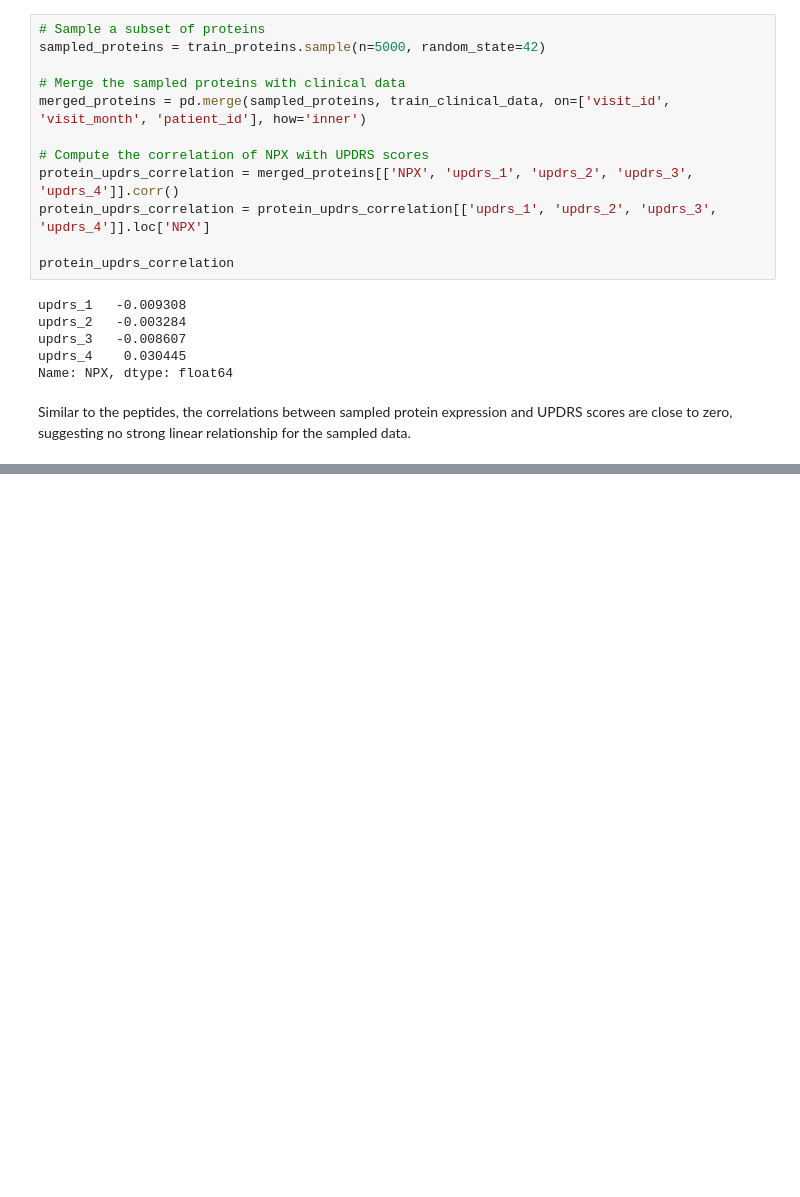
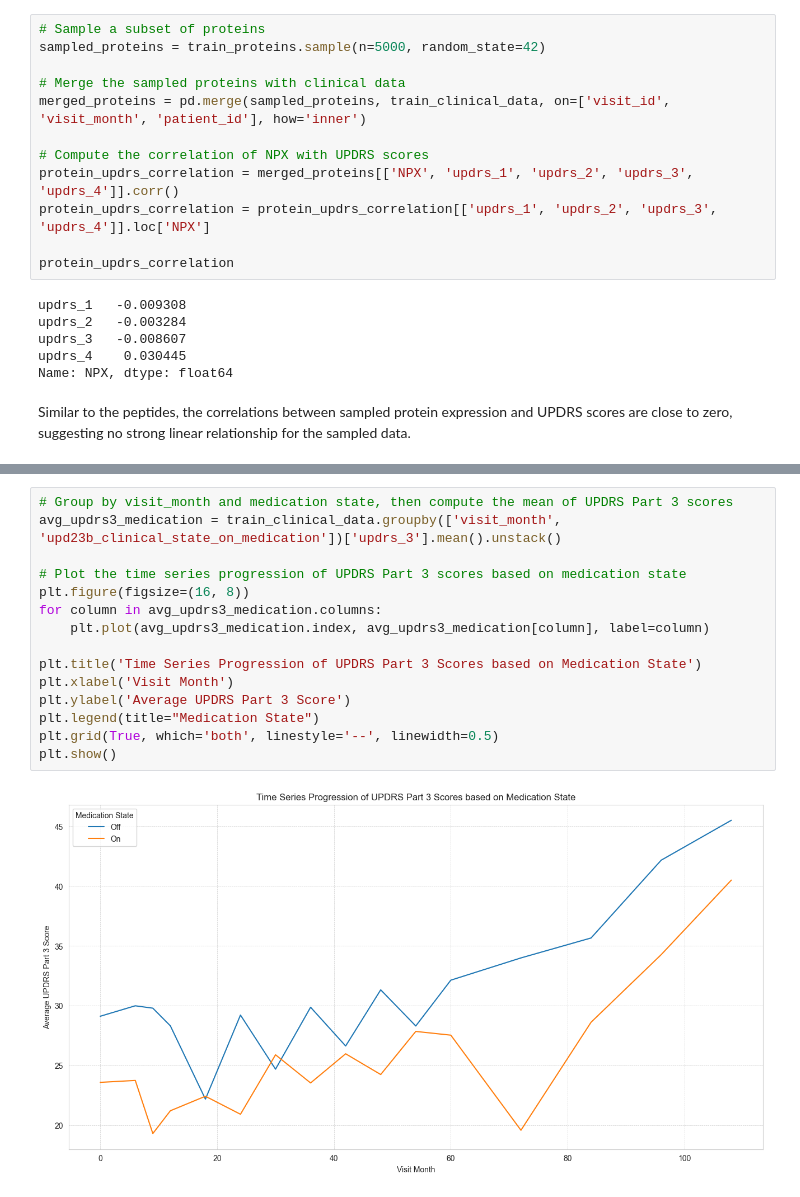
Before and after one commit to azizharouna/NeuroMetrics, a Jupyter notebook: data_analysis.ipynb, the cells around one changed output, grey strips where cells are left out. Drawn from its saved outputs; the diff is of its cells as text; blank space fills up the shorter version.

Commit message:
series progressof udprs 3 based on medication

```diff
--- a/data_analysis.ipynb
+++ b/data_analysis.ipynb
@@ -227,0 +238,17 @@ Similar to the peptides, the correlations between sampled protein expression and
+# %%
+# Group by visit_month and medication state, then compute the mean of UPDRS Part 3 scores
+avg_updrs3_medication = train_clinical_data.groupby(['visit_month', 'upd23b_clinical_state_on_medication'])['updrs_3'].mean().unstack()
+
+# Plot the time series progression of UPDRS Part 3 scores based on medication state
+plt.figure(figsize=(16, 8))
+for column in avg_updrs3_medication.columns:
+    plt.plot(avg_updrs3_medication.index, avg_updrs3_medication[column], label=column)
+
+plt.title('Time Series Progression of UPDRS Part 3 Scores based on Medication State')
+plt.xlabel('Visit Month')
+plt.ylabel('Average UPDRS Part 3 Score')
+plt.legend(title="Medication State")
+plt.grid(True, which='both', linestyle='--', linewidth=0.5)
+plt.show()
+# %% [output]
+[figure, added]
```
Also changed, not shown: parts of 1 cell of this notebook.
